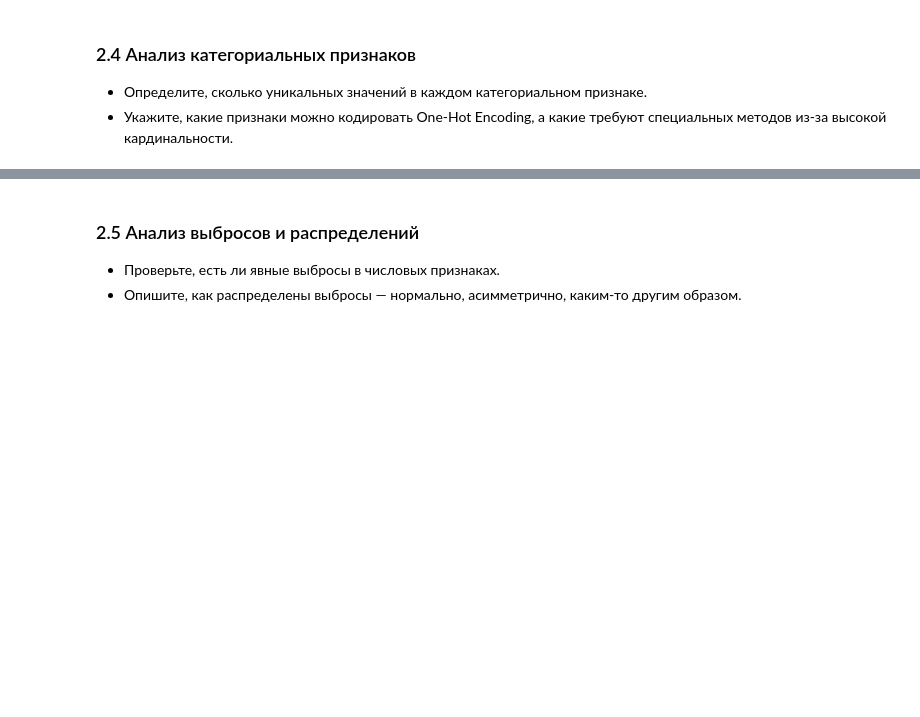
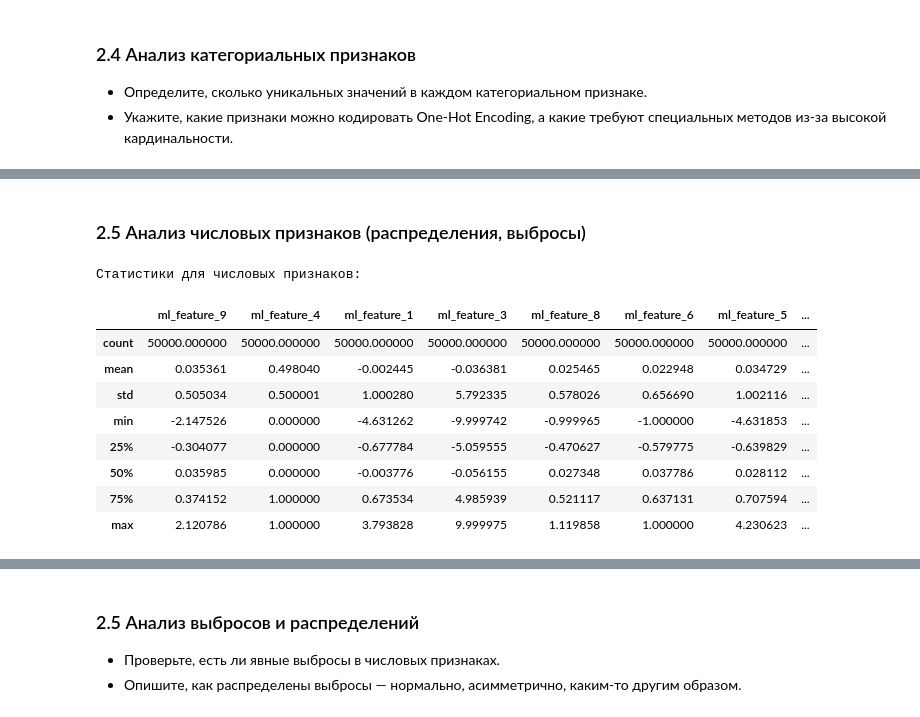
Before and after one commit to MEYakunin/Sprint12_CTR_prediction, a Jupyter notebook: Sprint12_CTR prediction.ipynb, the cells around one changed output, grey strips where cells are left out. Cells and saved outputs as stored; diff of their text form; code cells hidden in the pictures; blank space fills up the shorter version.

```diff
--- a/Sprint12_CTR prediction.ipynb
+++ b/Sprint12_CTR prediction.ipynb
@@ -250,0 +303,2 @@ dtype: int64
+# %% [markdown]
+### 2.5 Анализ числовых признаков (распределения, выбросы)
@@ -250,0 +308,15 @@ dtype: int64
+# %%
+# Описательные статистики числовых признаков
+print("\nСтатистики для числовых признаков:")
+display(df_clean[numeric_cols].describe())
+# %% [output]
+Статистики для числовых признаков:
+|  | ml_feature_9 | ml_feature_4 | ml_feature_1 | ml_feature_3 | ml_feature_8 | ml_feature_6 | ml_feature_5 | ... |
+| count | 50000.000000 | 50000.000000 | 50000.000000 | 50000.000000 | 50000.000000 | 50000.000000 | 50000.000000 | ... |
+| mean | 0.035361 | 0.498040 | -0.002445 | -0.036381 | 0.025465 | 0.022948 | 0.034729 | ... |
+| std | 0.505034 | 0.500001 | 1.000280 | 5.792335 | 0.578026 | 0.656690 | 1.002116 | ... |
+| min | -2.147526 | 0.000000 | -4.631262 | -9.999742 | -0.999965 | -1.000000 | -4.631853 | ... |
+| 25% | -0.304077 | 0.000000 | -0.677784 | -5.059555 | -0.470627 | -0.579775 | -0.639829 | ... |
+| 50% | 0.035985 | 0.000000 | -0.003776 | -0.056155 | 0.027348 | 0.037786 | 0.028112 | ... |
+| 75% | 0.374152 | 1.000000 | 0.673534 | 4.985939 | 0.521117 | 0.637131 | 0.707594 | ... |
+| max | 2.120786 | 1.000000 | 3.793828 | 9.999975 | 1.119858 | 1.000000 | 4.230623 | ... |
```
Also changed, not shown: parts of 18 cells of this notebook.
